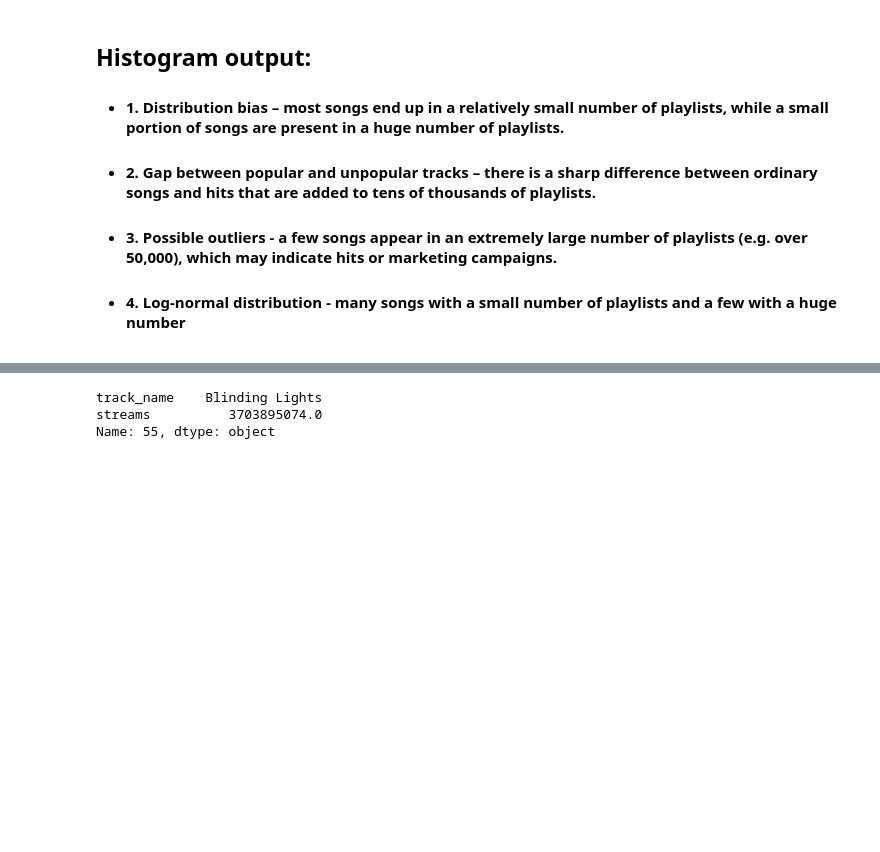
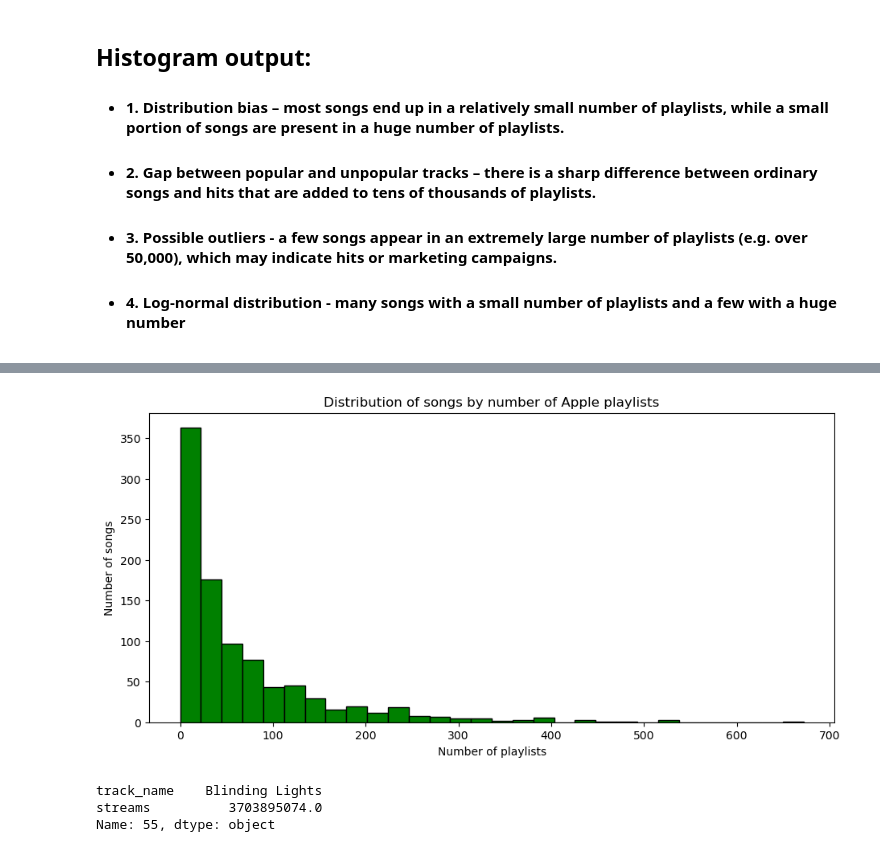
Before and after one commit to zizy2003/My-Projects, a Jupyter notebook: 2025_SpotifyMostStreamedSongs/project.ipynb, the cells around one changed output, grey strips where cells are left out. Cells and saved outputs as stored; diff of their text form; code cells hidden in the pictures; blank space fills up the shorter version.

```diff
--- a/2025_SpotifyMostStreamedSongs/project.ipynb
+++ b/2025_SpotifyMostStreamedSongs/project.ipynb
@@ -191,0 +210,4 @@ plt.show()
+# %%
+#Deleting missing values in streams
+df = df.dropna(subset=['streams'])
+print(df.isnull().sum())
@@ -192,3 +229,14 @@ plt.show()
+# %%
+##Analysis of the number of apple playlists that contain songs
+plt.figure(figsize=(11,5))
+plt.hist(df['in_apple_playlists'], bins=30, edgecolor='black' , color='green')
+plt.xlabel('Number of playlists')
+plt.ylabel('Number of songs')
+plt.title('Distribution of songs by number of Apple playlists')
+plt.savefig("C:\\Users\\lelik\\Desktop\\vs\\AlexIrnazarovPet_projects\\2025_SpotifyMostStreamedSongs\\img\\songdistrubtionbyappleplaylists.png")
+plt.show()
+# %% [output]
+[figure, added]
 # %%
 #Finding the most popular song in dataset
 df.loc[df['streams'].idxmax(), ['track_name' , 'streams']]
```
Also changed, not shown: parts of 4 cells of this notebook, 2 other files.
